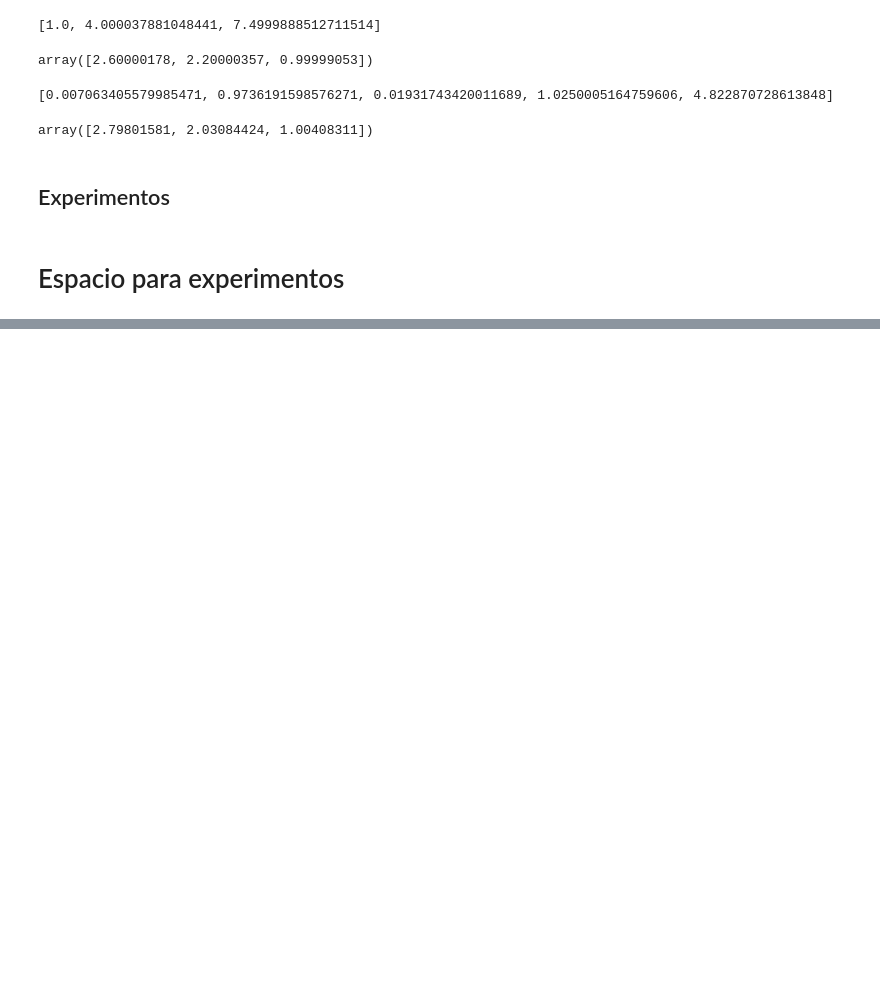
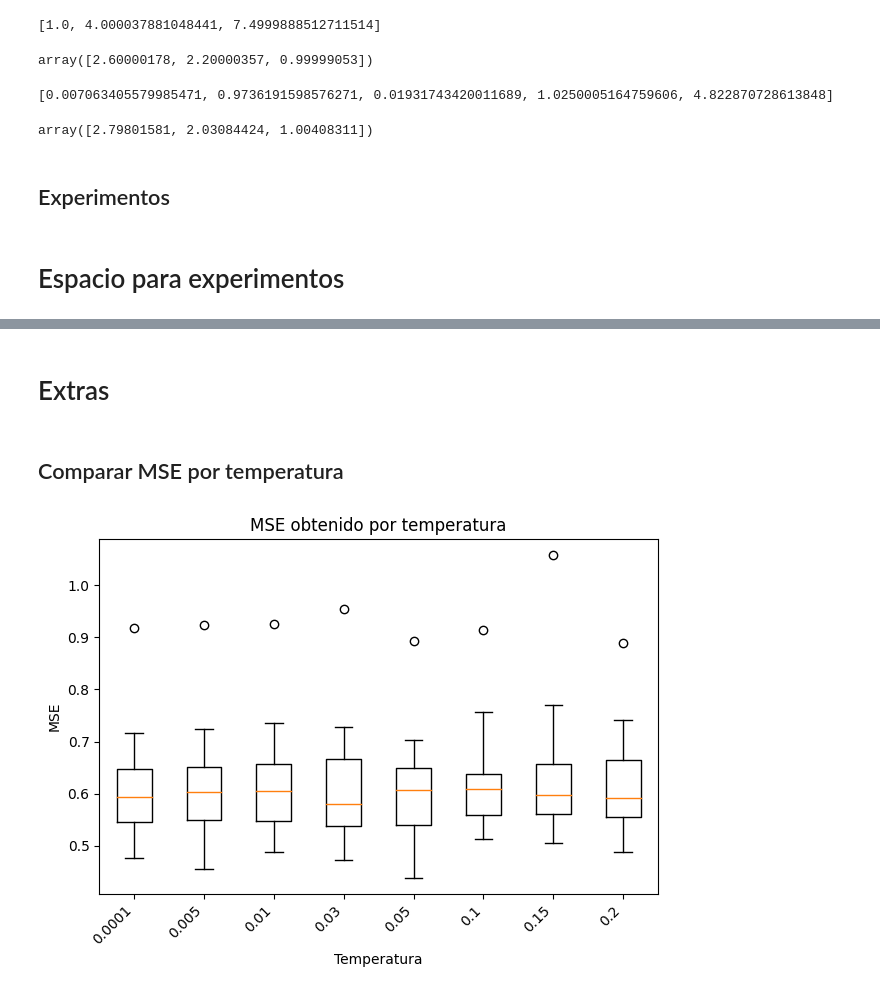
Before and after one commit to OscarRojasG/Experimentos-GPTValidator, a Jupyter notebook: Framework_Experimentos.ipynb, the cells around one changed output, grey strips where cells are left out. Saved outputs shown, nothing was run; the diff lists cells and outputs as text; code cells hidden in the pictures; blank space fills up the shorter version.

```diff
--- a/Framework_Experimentos.ipynb
+++ b/Framework_Experimentos.ipynb
@@ -783,0 +777,43 @@ updating: Results/feedback.json (deflated 64%)
+# %% [markdown]
+# Extras
+# %% [markdown]
+## Comparar MSE por temperatura
+# %%
+import json
+import os
+import matplotlib.pyplot as plt
+
+# Directorio donde se encuentran los archivos JSON
+json_folder = 'Results'
+
+# Lista para guardar los valores de MSE y las temperaturas
+mse_values = []
+temperatures = []
+
+# Recorrer todos los archivos en la carpeta
+for filename in os.listdir(json_folder):
+    if filename.endswith('.json'):
+        # Leer cada archivo JSON
+        with open(os.path.join(json_folder, filename), 'r') as file:
+            data = json.load(file)
+
+            # Extraer valores de MSE["All"]
+            mse_all_values = [stat["MSE"]["All"] for stat in data["results"][0]["stats"]]
+
+            # Guardar los valores de MSE y las temperaturas
+            mse_values.append(mse_all_values)
+            temperatures.append(data["temperature"])
+
+# Ordenar los valores de MSE y las temperaturas según la temperatura
+temperatures, mse_values = zip(*sorted(zip(temperatures, mse_values)))
+
+# Crear un boxplot con los datos ordenados por temperatura
+plt.boxplot(mse_values, labels=[temp for temp in temperatures])
+plt.title('MSE obtenido por temperatura')
+plt.ylabel('MSE')
+plt.xlabel('Temperatura')
+plt.xticks(rotation=45, ha='right')  # Girar las etiquetas para mejor visibilidad
+plt.tight_layout()  # Ajustar el layout para que no se corten las etiquetas
+plt.show()
+# %% [output]
+[figure, added]
```
Also changed, not shown: parts of 6 cells of this notebook.
